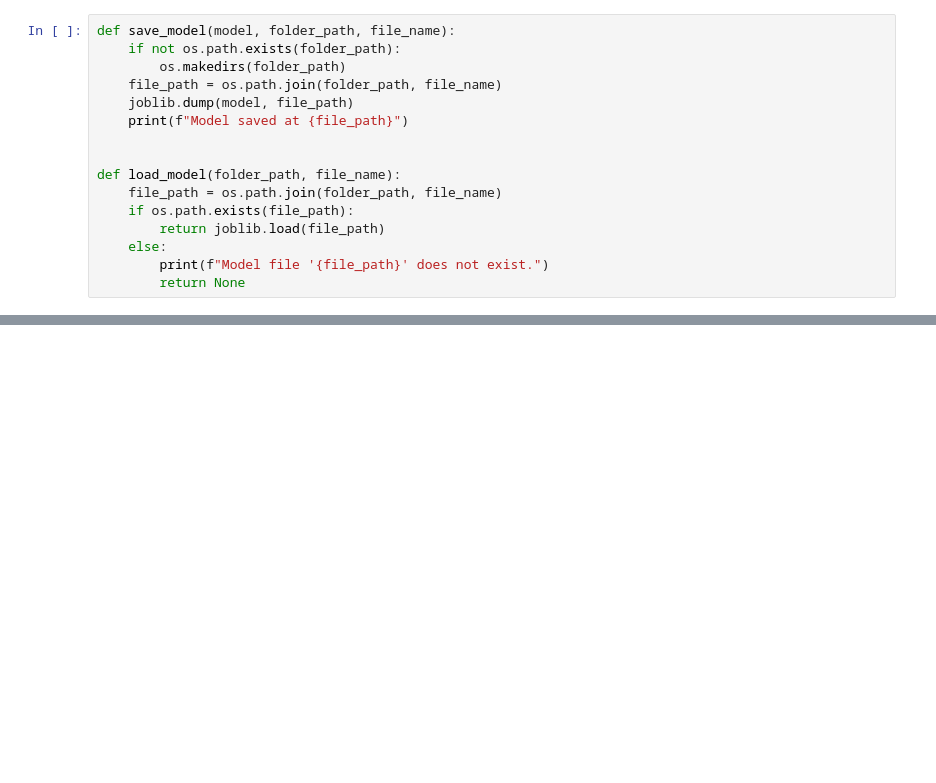
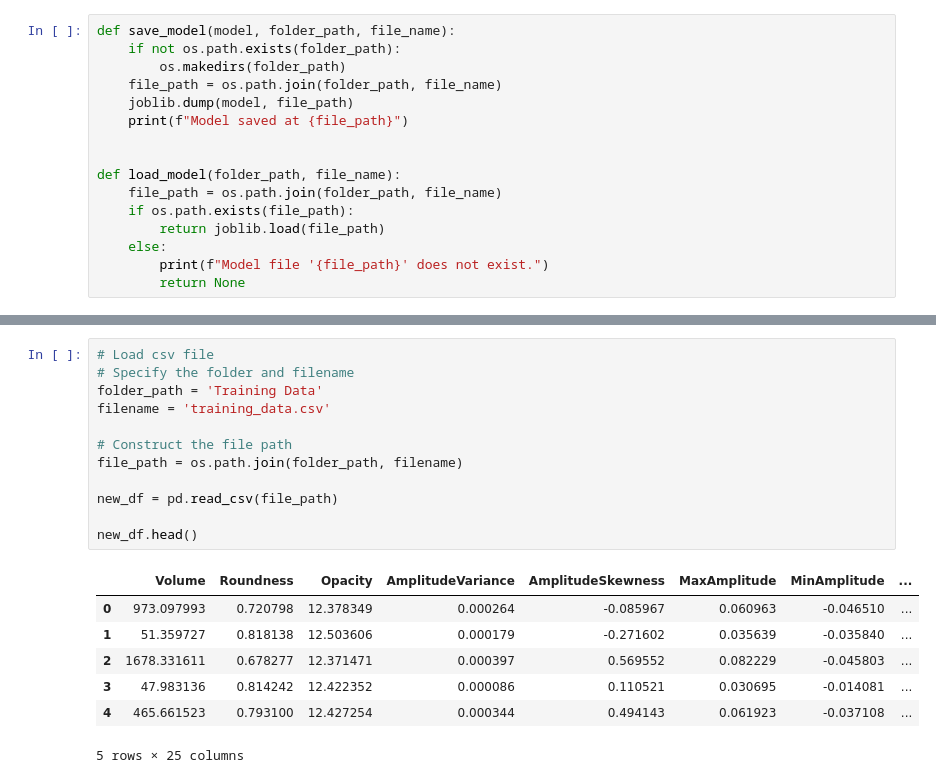
Before and after one commit to RaiBP/cell-estimator, a Jupyter notebook: notebooks/classification_with_labels.ipynb, the cells around one changed output, grey strips where cells are left out. Drawn from its saved outputs; the diff is of its cells as text; blank space fills up the shorter version.

```diff
--- a/notebooks/classification_with_labels.ipynb
+++ b/notebooks/classification_with_labels.ipynb
@@ -730,0 +786,20 @@ Pipeline(steps=[('ColumnTransformer',
+# %%
+# Load csv file
+# Specify the folder and filename
+folder_path = 'Training Data'
+filename = 'training_data.csv'
+
+# Construct the file path
+file_path = os.path.join(folder_path, filename)
+
+new_df = pd.read_csv(file_path)
+
+new_df.head()
+# %% [output]
+|  | Volume | Roundness | Opacity | AmplitudeVariance | AmplitudeSkewness | MaxAmplitude | MinAmplitude | ... |
+| 0 | 973.097993 | 0.720798 | 12.378349 | 0.000264 | -0.085967 | 0.060963 | -0.046510 | ... |
+| 1 | 51.359727 | 0.818138 | 12.503606 | 0.000179 | -0.271602 | 0.035639 | -0.035840 | ... |
+| 2 | 1678.331611 | 0.678277 | 12.371471 | 0.000397 | 0.569552 | 0.082229 | -0.045803 | ... |
+| 3 | 47.983136 | 0.814242 | 12.422352 | 0.000086 | 0.110521 | 0.030695 | -0.014081 | ... |
+| 4 | 465.661523 | 0.793100 | 12.427254 | 0.000344 | 0.494143 | 0.061923 | -0.037108 | ... |
+5 rows × 25 columns
```
Also changed, not shown: parts of 28 cells of this notebook, 1 other file.
